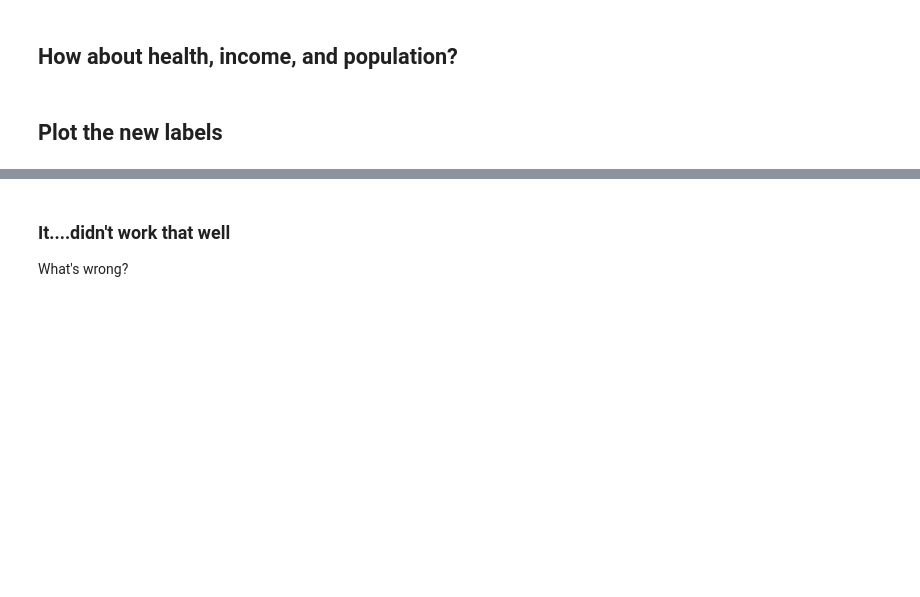
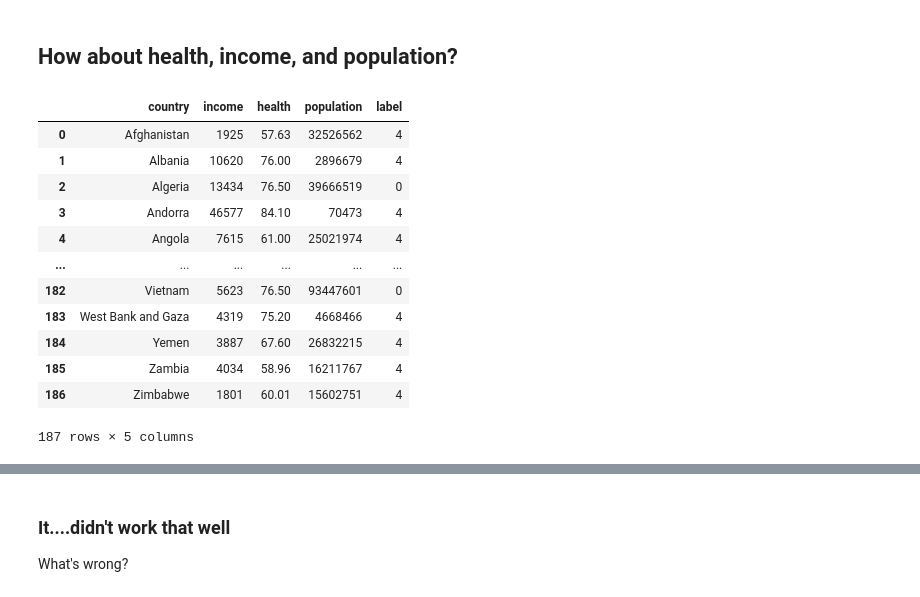
Before and after one commit to Bamboo-Forest-Rain/week-10, a Jupyter notebook: lecture-10A.ipynb, the cells around one changed output, grey strips where cells are left out. Drawn from its saved outputs; the diff is of its cells as text; code cells hidden in the pictures; blank space fills up the shorter version.

```diff
--- a/lecture-10A.ipynb
+++ b/lecture-10A.ipynb
@@ -601,8 +626,22 @@ kmeans.fit(gapminder[['income', 'health', 'population']])
 
 # Extract the labels
 gapminder['label'] = kmeans.labels_
-# %% [markdown]
-## Plot the new labels
+# %%
+gapminder
+# %% [output]
+|  | country | income | health | population | label |
+| 0 | Afghanistan | 1925 | 57.63 | 32526562 | 4 |
+| 1 | Albania | 10620 | 76.00 | 2896679 | 4 |
+| 2 | Algeria | 13434 | 76.50 | 39666519 | 0 |
+| 3 | Andorra | 46577 | 84.10 | 70473 | 4 |
+| 4 | Angola | 7615 | 61.00 | 25021974 | 4 |
+| ... | ... | ... | ... | ... | ... |
+| 182 | Vietnam | 5623 | 76.50 | 93447601 | 0 |
+| 183 | West Bank and Gaza | 4319 | 75.20 | 4668466 | 4 |
+| 184 | Yemen | 3887 | 67.60 | 26832215 | 4 |
+| 185 | Zambia | 4034 | 58.96 | 16211767 | 4 |
+| 186 | Zimbabwe | 1801 | 60.01 | 15602751 | 4 |
+187 rows × 5 columns
 # %%
 (
     alt.Chart(gapminder)
```
Also changed, not shown: parts of 26 cells of this notebook, 2 other files.
